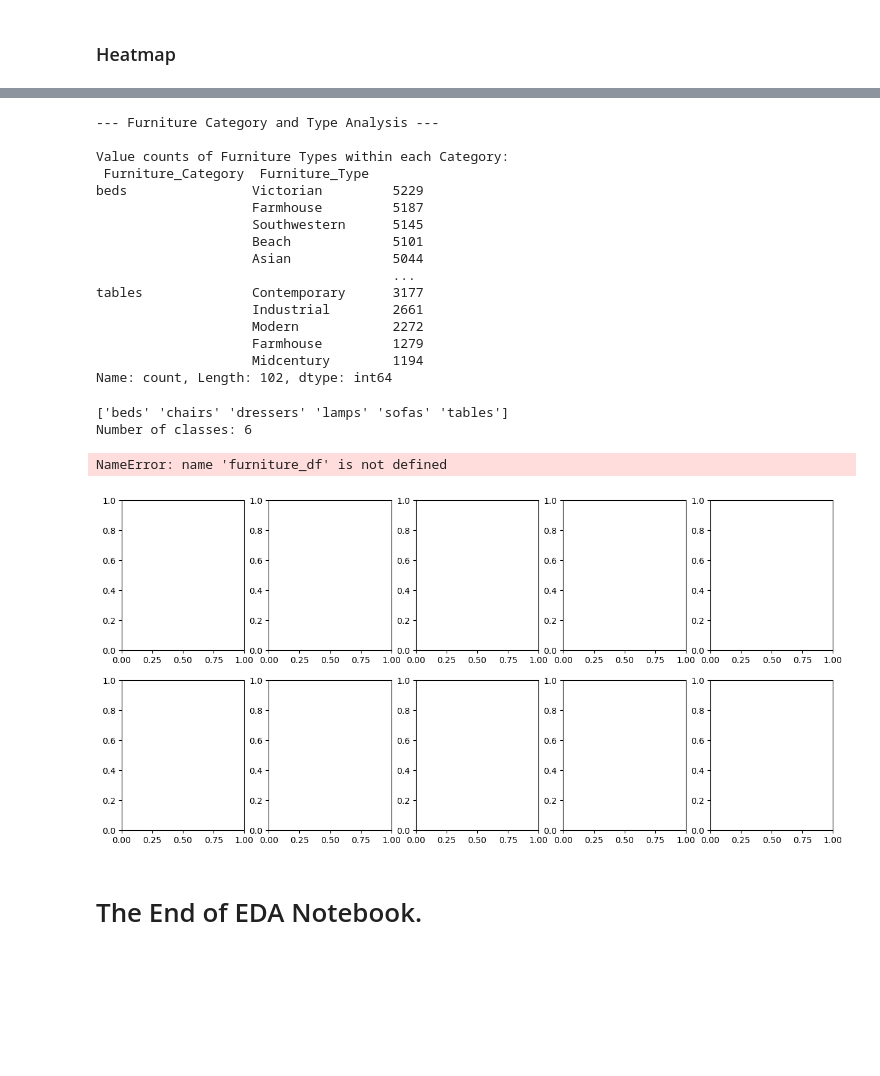
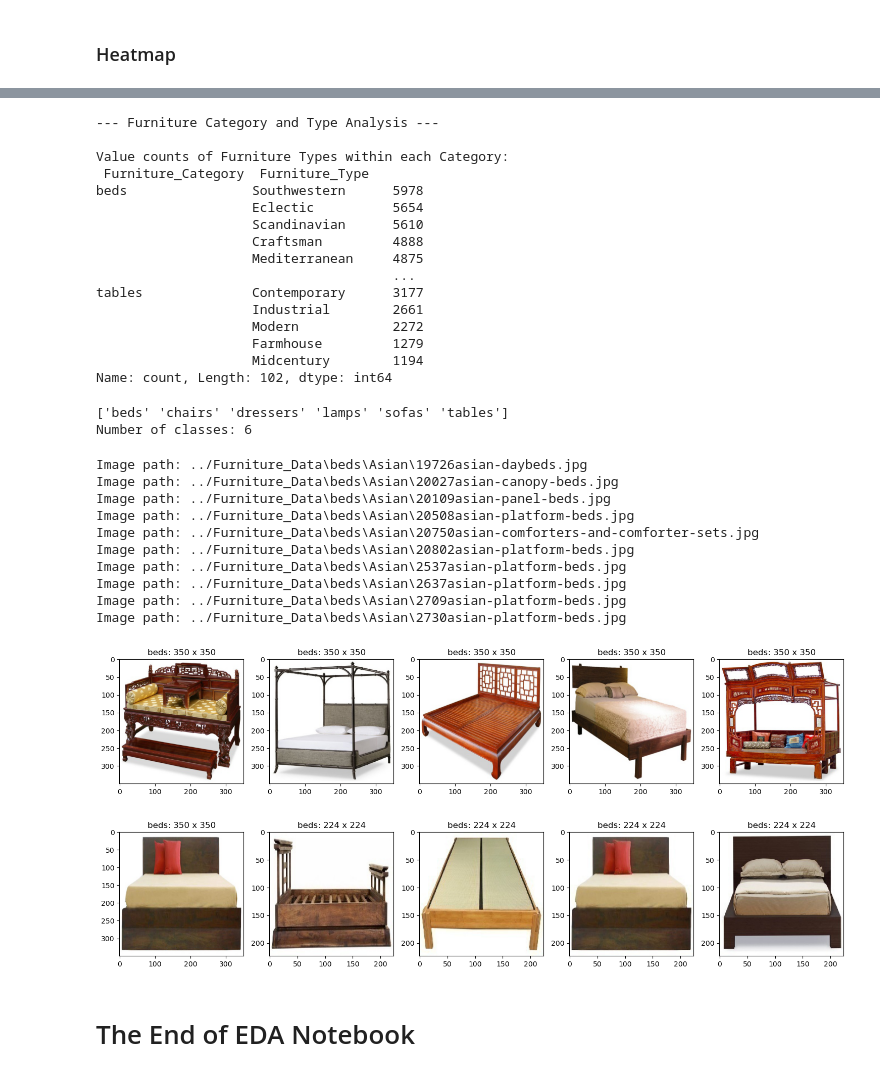
Before and after one commit to mh12122003/Furniture-Classification-Model, a Jupyter notebook: Tasks/EDA.ipynb, the cells around one changed output, grey strips where cells are left out. Cells and saved outputs as stored; diff of their text form; code cells hidden in the pictures; blank space fills up the shorter version.

Commit message:
updates all notebooks preparing for training and prediction tasks

```diff
--- a/Tasks/EDA.ipynb
+++ b/Tasks/EDA.ipynb
@@ -15,8 +15,8 @@ warnings.filterwarnings("ignore")
 ### Firstly, we will combine the two dataframes.
 # %%
 # Define filenames
-base_furniture_file = "furniture_data.csv"
-sliding_furniture_file = "furniture_sliding_data.csv"
+base_furniture_file = "../furniture_data.csv"
+sliding_furniture_file = "../furniture_sliding_data.csv"
 
 # Check if files exist
 if not (os.path.exists(base_furniture_file) and os.path.exists(sliding_furniture_file)):
@@ -199,11 +199,11 @@ print("Value counts of Furniture Types within each Category:\n", category_type_c
 
 Value counts of Furniture Types within each Category:
  Furniture_Category  Furniture_Type
-beds                Victorian         5229
-                    Farmhouse         5187
-                    Southwestern      5145
-                    Beach             5101
-                    Asian             5044
+beds                Southwestern      5978
+                    Eclectic          5654
+                    Scandinavian      5610
+                    Craftsman         4888
+                    Mediterranean     4875
                                       ...
 tables              Contemporary      3177
                     Industrial        2661
@@ -221,31 +221,40 @@ print("Number of classes:", num_classes)
 ['beds' 'chairs' 'dressers' 'lamps' 'sofas' 'tables']
 Number of classes: 6
 # %%
-# Check image for image overview
 fig, axes = plt.subplots(nrows=2, ncols=5, figsize=(15, 7))
 
 for i, ax in enumerate(axes.flat):
     # Get the image path from the DataFrame
-    image_path = full_furniture_df.loc[i, "Image_Path"]
+    image_path = base_furniture_df.loc[i, "Image_Path"]
+    print(f"Image path: {image_path}")
 
     try:
         # Open the image
         image_overview = Image.open(image_path)
 
         # Display the image
         ax.imshow(image_overview)
 
         # Get image dimensions
         width, height = image_overview.size
-        ax.set_title(f"{furniture_df.loc[i, 'Furniture_Category']}: {width} x {height}")
+        ax.set_title(f"{base_furniture_df.loc[i, 'Furniture_Category']}: {width} x {height}")
 
     except FileNotFoundError:
         print(f"Error: Image not found at path: {image_path}")
 
 plt.tight_layout()
 plt.show()
 # %% [output]
-NameError: name 'furniture_df' is not defined
+Image path: ../Furniture_Data\beds\Asian\19726asian-daybeds.jpg
+Image path: ../Furniture_Data\beds\Asian\20027asian-canopy-beds.jpg
+Image path: ../Furniture_Data\beds\Asian\20109asian-panel-beds.jpg
+Image path: ../Furniture_Data\beds\Asian\20508asian-platform-beds.jpg
+Image path: ../Furniture_Data\beds\Asian\20750asian-comforters-and-comforter-sets.jpg
+Image path: ../Furniture_Data\beds\Asian\20802asian-platform-beds.jpg
+Image path: ../Furniture_Data\beds\Asian\2537asian-platform-beds.jpg
+Image path: ../Furniture_Data\beds\Asian\2637asian-platform-beds.jpg
+Image path: ../Furniture_Data\beds\Asian\2709asian-platform-beds.jpg
+Image path: ../Furniture_Data\beds\Asian\2730asian-platform-beds.jpg
-[figure, old version]
+[figure, new version]
 # %% [markdown]
-# The End of EDA Notebook.
+# The End of EDA Notebook
```
Also changed, not shown: parts of 8 cells of this notebook, 3 other files.
